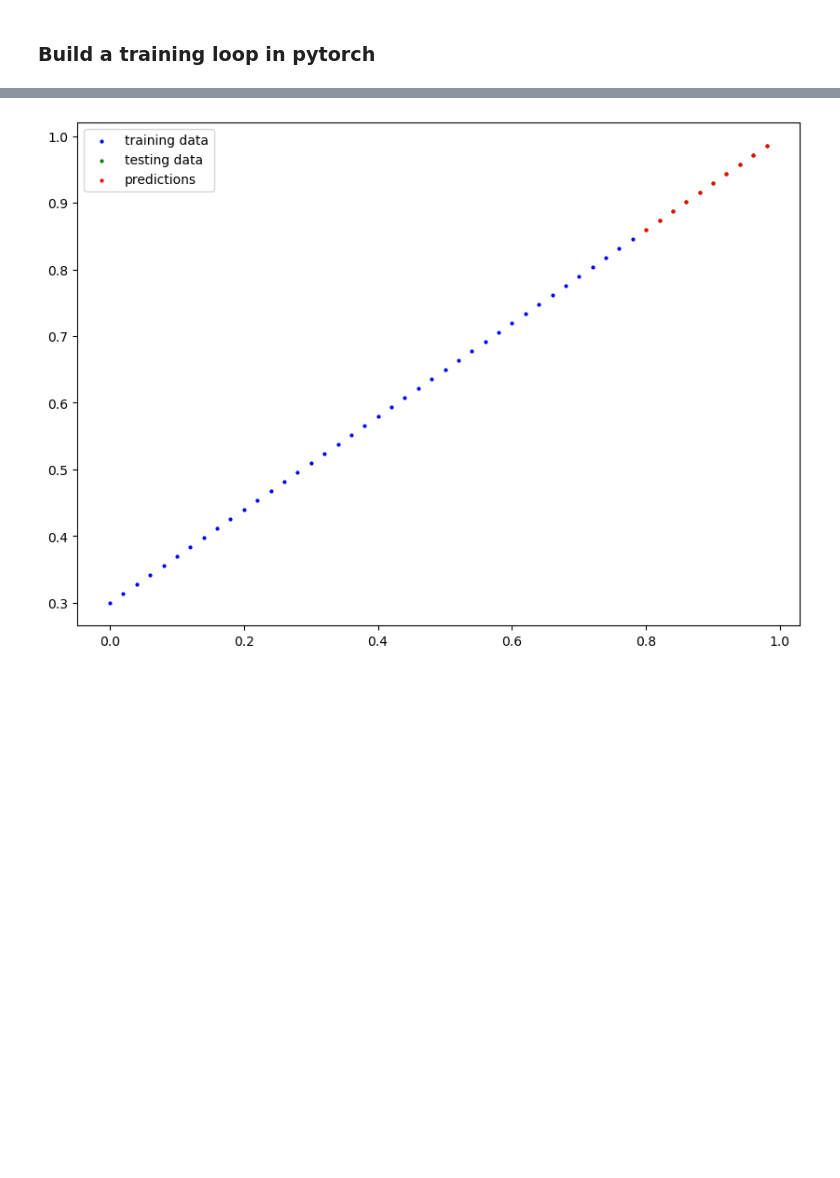
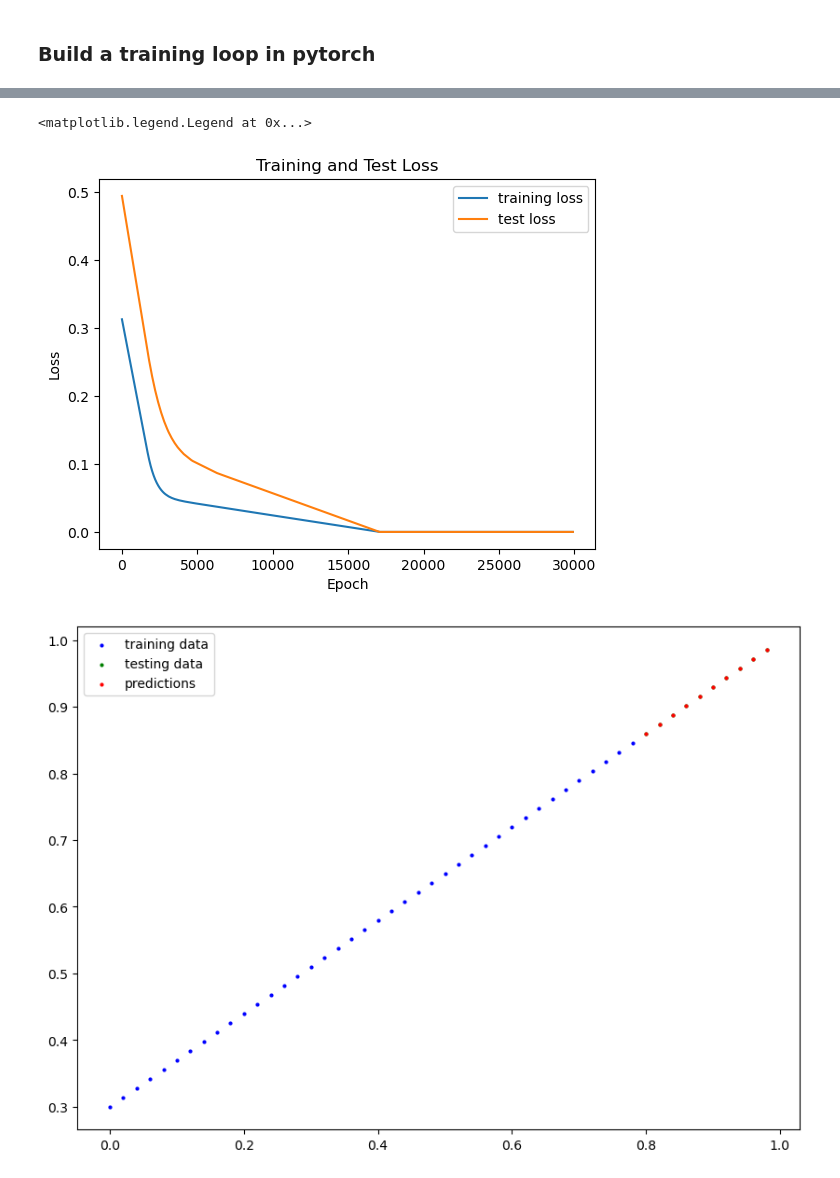
Before and after one commit to dawn-cmd/PytorchLearning, a Jupyter notebook: 01_pytorchWorkFlow.ipynb, the cells around one changed output, grey strips where cells are left out. Cells and saved outputs as stored; diff of their text form; code cells hidden in the pictures; blank space fills up the shorter version.

```diff
--- a/01_pytorchWorkFlow.ipynb
+++ b/01_pytorchWorkFlow.ipynb
@@ -94,7 +94,7 @@ plotPredictions(XTrain, yTrain, XTest, yTest, yPreds)
 loss_fn = nn.L1Loss()
 
 # Setup an optimizer
-optimizer = torch.optim.SGD(model0.parameters(), lr=0.001)
+optimizer = torch.optim.SGD(model0.parameters(), lr=0.0001)
 optimizer
 # %% [output]
 SGD (
@@ -111,8 +111,10 @@ Parameter Group 0
 # %% [markdown]
 ### Build a training loop in pytorch
 # %%
-epochs = 10000
-
+epochs = 30000
+epoch_count = []
+losses = []
+test_losses = []
 # loop through the data
 for epoch in range(epochs):
     model0.train()
@@ -125,6 +127,9 @@ for epoch in range(epochs):
         test_pred = model0(XTest)
         test_loss = loss_fn(test_pred, yTest)
     if epoch % 100 == 0:
+        epoch_count.append(epoch)
+        losses.append(loss.detach().numpy())
+        test_losses.append(test_loss.detach().numpy())
         print(
             f'Epoch {epoch + 1} | Training Loss: {loss.item():.4f} | Test Loss: {test_loss.item():.4f}')
 # %% [output]
@@ -148,3 +153,13 @@ Epoch 9901 | Training Loss: 0.0004 | Test Loss: 0.0006
+# %%
+plt.plot(epoch_count, losses, label='training loss')
+plt.plot(epoch_count, test_losses, label='test loss')
+plt.title('Training and Test Loss')
+plt.ylabel('Loss')
+plt.xlabel('Epoch')
+plt.legend()
+# %% [output]
+<matplotlib.legend.Legend at 0x...>
+[figure, added]
 # %%
 with torch.inference_mode():
     yPreds = model0(XTest)
```
Also changed, not shown: parts of 14 cells of this notebook, 1 other file.
